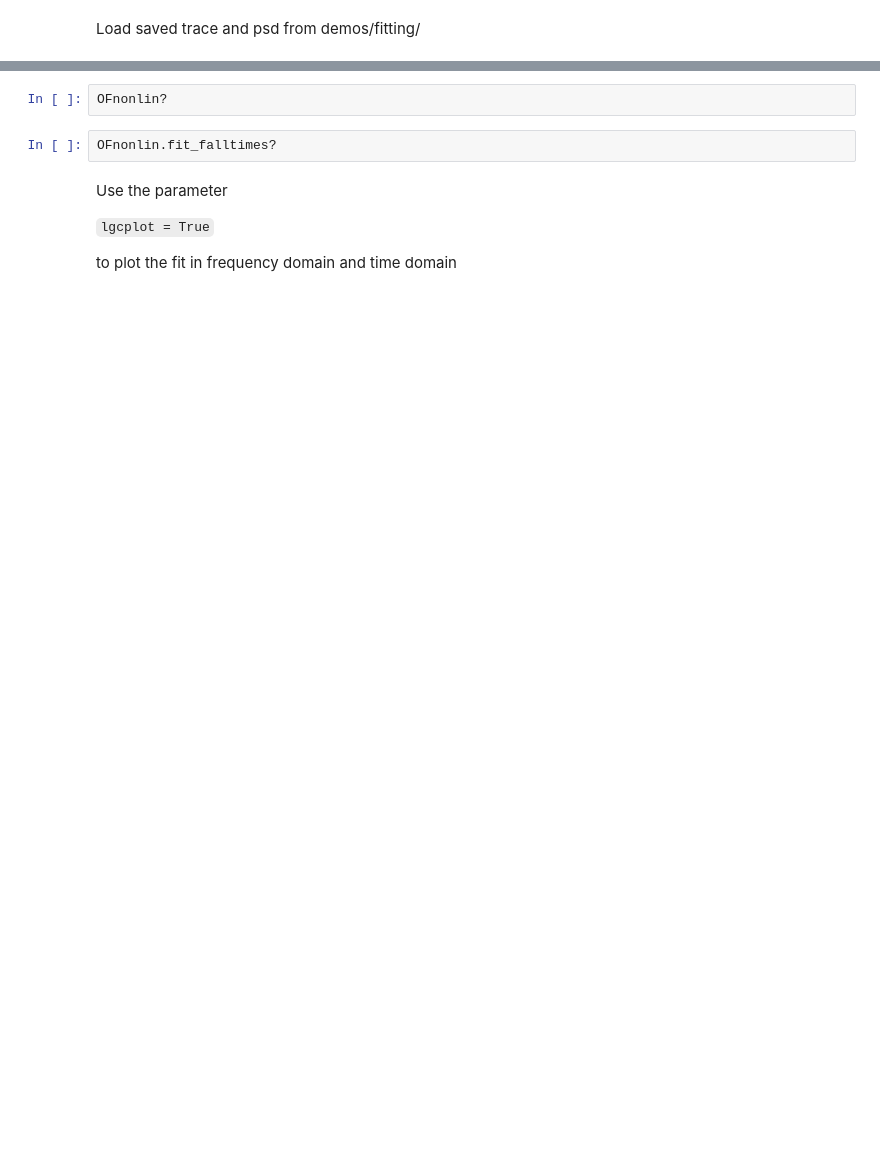
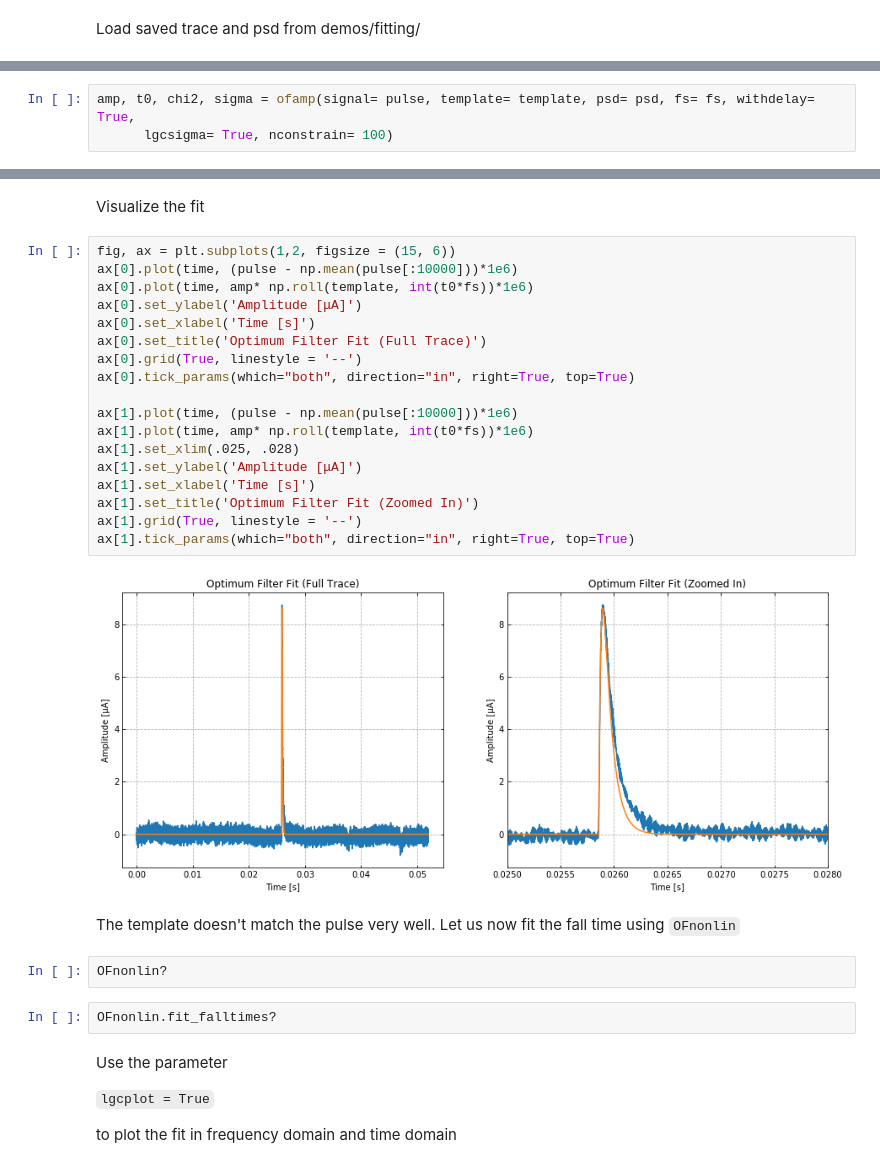
Before and after one commit to spice-herald/QETpy, a Jupyter notebook: demos/fitting/pulse_fitting_example.ipynb, the cells around one changed output, grey strips where cells are left out. Drawn from its saved outputs; the diff is of its cells as text; blank space fills up the shorter version.

````diff
--- a/demos/fitting/pulse_fitting_example.ipynb
+++ b/demos/fitting/pulse_fitting_example.ipynb
@@ -25,0 +55,3 @@ Fit the rise and fall time using OFnonlin
+# %%
+amp, t0, chi2, sigma = ofamp(signal= pulse, template= template, psd= psd, fs= fs, withdelay= True,
+      lgcsigma= True, nconstrain= 100)
@@ -26,3 +62,27 @@ Fit the rise and fall time using OFnonlin
+# %% [markdown]
+Visualize the fit
+# %%
+fig, ax = plt.subplots(1,2, figsize = (15, 6))
+ax[0].plot(time, (pulse - np.mean(pulse[:10000]))*1e6)
+ax[0].plot(time, amp* np.roll(template, int(t0*fs))*1e6)
+ax[0].set_ylabel('Amplitude [μA]')
+ax[0].set_xlabel('Time [s]')
+ax[0].set_title('Optimum Filter Fit (Full Trace)')
+ax[0].grid(True, linestyle = '--')
+ax[0].tick_params(which="both", direction="in", right=True, top=True)
+
+ax[1].plot(time, (pulse - np.mean(pulse[:10000]))*1e6)
+ax[1].plot(time, amp* np.roll(template, int(t0*fs))*1e6)
+ax[1].set_xlim(.025, .028)
+ax[1].set_ylabel('Amplitude [μA]')
+ax[1].set_xlabel('Time [s]')
+ax[1].set_title('Optimum Filter Fit (Zoomed In)')
+ax[1].grid(True, linestyle = '--')
+ax[1].tick_params(which="both", direction="in", right=True, top=True)
+# %% [output]
+[figure, added]
+# %% [markdown]
+The template doesn't match the pulse very well. Let us now fit the fall time using ```OFnonlin```
 # %%
 OFnonlin?
 # %%
````
Also changed, not shown: parts of 15 cells of this notebook, 1 other file.
